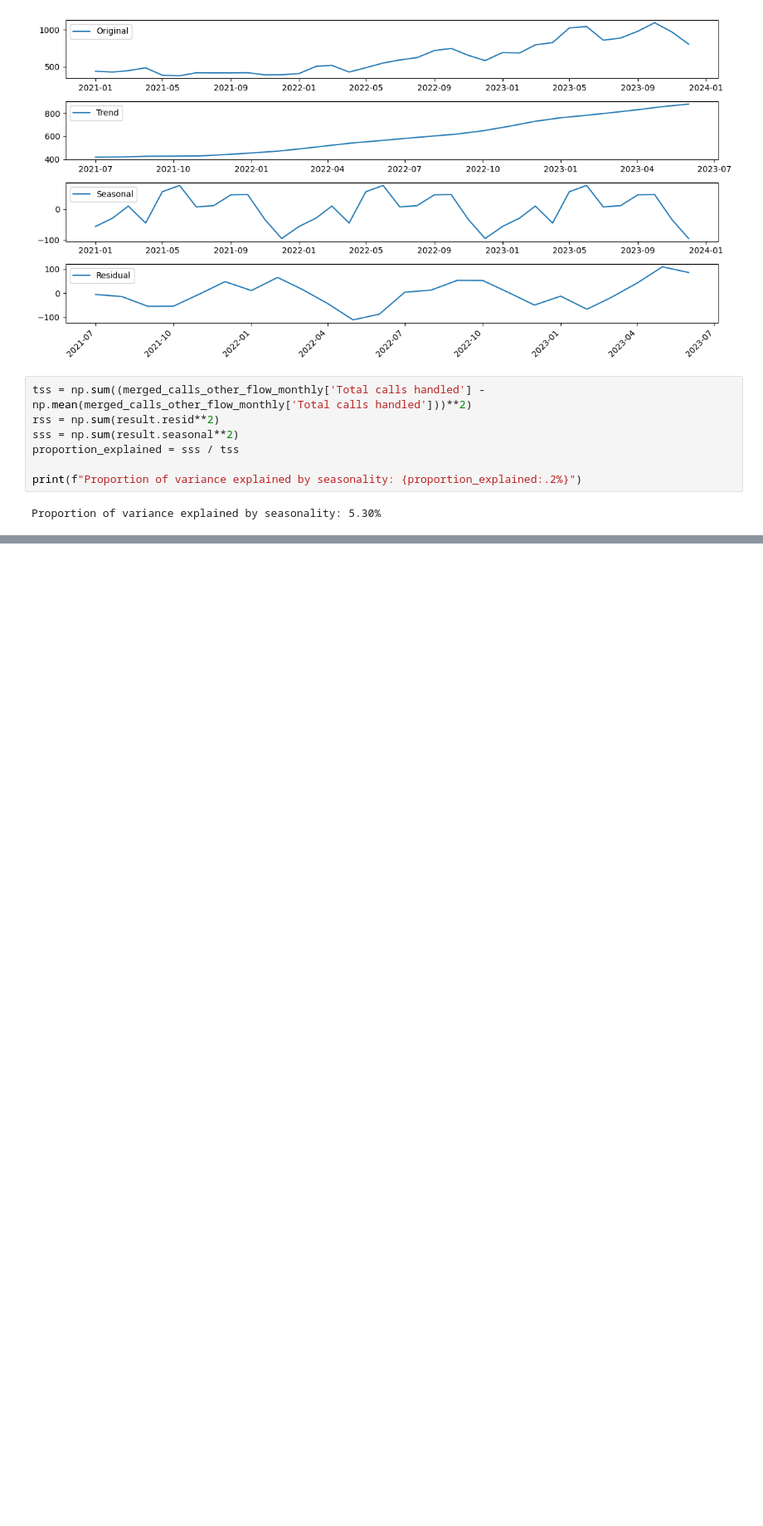
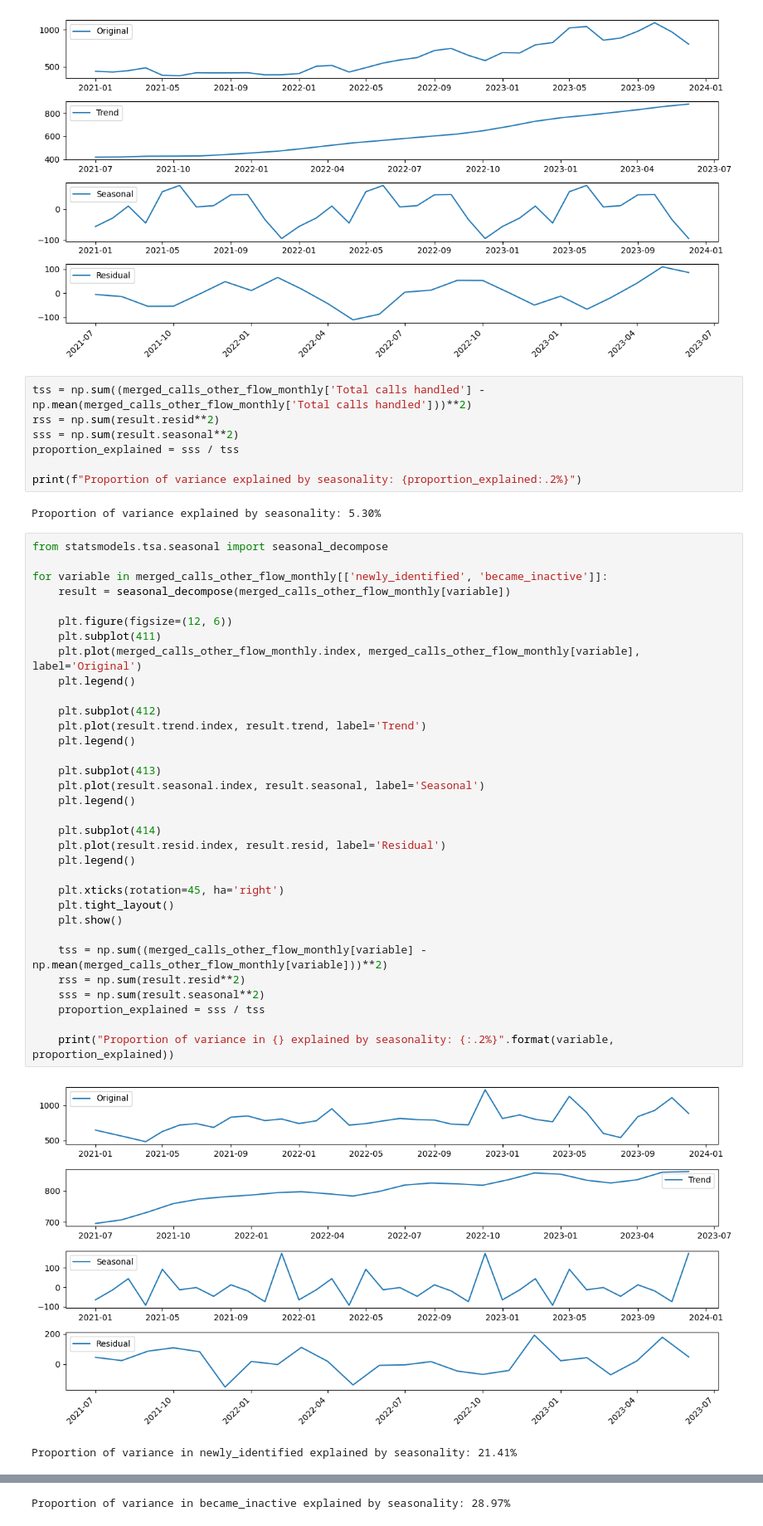
Before and after one commit to pendovka/Toronto-Shelter-Traffic, a Jupyter notebook: Shelter-Demand-Predictor.ipynb, the cells around one changed output, grey strips where cells are left out. Shown: that part at 83% size. Saved outputs shown, nothing was run; the diff lists cells and outputs as text; blank space fills up the shorter version.

```diff
--- a/Shelter-Demand-Predictor.ipynb
+++ b/Shelter-Demand-Predictor.ipynb
@@ -269,3 +269,39 @@ proportion_explained = sss / tss
 print(f"Proportion of variance explained by seasonality: {proportion_explained:.2%}")
 # %% [output]
 Proportion of variance explained by seasonality: 5.30%
+# %%
+from statsmodels.tsa.seasonal import seasonal_decompose
+
+for variable in merged_calls_other_flow_monthly[['newly_identified', 'became_inactive']]:
+    result = seasonal_decompose(merged_calls_other_flow_monthly[variable])
+
+    plt.figure(figsize=(12, 6))
+    plt.subplot(411)
+    plt.plot(merged_calls_other_flow_monthly.index, merged_calls_other_flow_monthly[variable], label='Original')
+    plt.legend()
+
+    plt.subplot(412)
+    plt.plot(result.trend.index, result.trend, label='Trend')
+    plt.legend()
+
+    plt.subplot(413)
+    plt.plot(result.seasonal.index, result.seasonal, label='Seasonal')
+    plt.legend()
+
+    plt.subplot(414)
+    plt.plot(result.resid.index, result.resid, label='Residual')
+    plt.legend()
+
+    plt.xticks(rotation=45, ha='right')
+    plt.tight_layout()
+    plt.show()
+
+    tss = np.sum((merged_calls_other_flow_monthly[variable] - np.mean(merged_calls_other_flow_monthly[variable]))**2)
+    rss = np.sum(result.resid**2)
+    sss = np.sum(result.seasonal**2)
+    proportion_explained = sss / tss
+
+    print("Proportion of variance in {} explained by seasonality: {:.2%}".format(variable, proportion_explained))
+# %% [output]
+[figure, added]
+Proportion of variance in newly_identified explained by seasonality: 21.41%
@@ -271,0 +309 @@ Proportion of variance explained by seasonality: 5.30%
+Proportion of variance in became_inactive explained by seasonality: 28.97%
```
Also changed, not shown: parts of 7 cells of this notebook.
